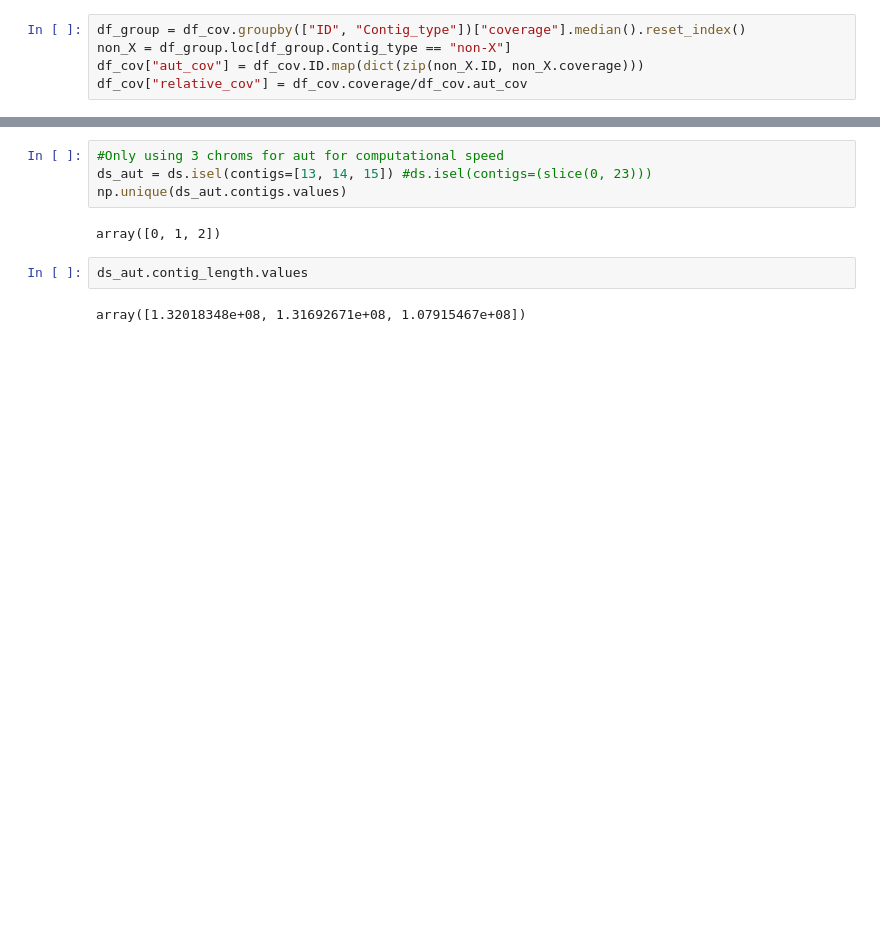
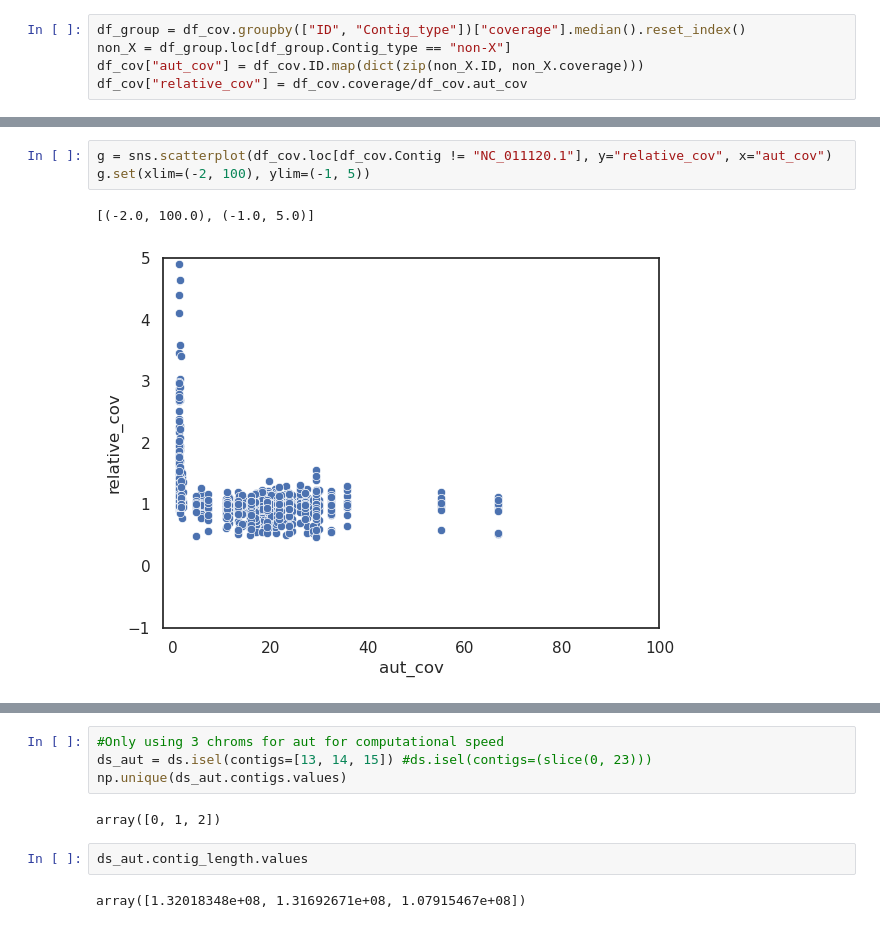
Before and after one commit to erikfogh/selection_primates, a Jupyter notebook: notebooks/pilot03_diversity_checks_gorilla.ipynb, the cells around one changed output, grey strips where cells are left out. Saved outputs shown, nothing was run; the diff lists cells and outputs as text; blank space fills up the shorter version.

```diff
--- a/notebooks/pilot03_diversity_checks_gorilla.ipynb
+++ b/notebooks/pilot03_diversity_checks_gorilla.ipynb
@@ -223,0 +220,6 @@ sns.histplot(df_cov.loc[df_cov.Contig_type == "chrX"], x="relative_cov", hue="Co
+# %%
+g = sns.scatterplot(df_cov.loc[df_cov.Contig != "NC_011120.1"], y="relative_cov", x="aut_cov")
+g.set(xlim=(-2, 100), ylim=(-1, 5))
+# %% [output]
+[(-2.0, 100.0), (-1.0, 5.0)]
+[figure, added]
```
Also changed, not shown: parts of 16 cells of this notebook.
